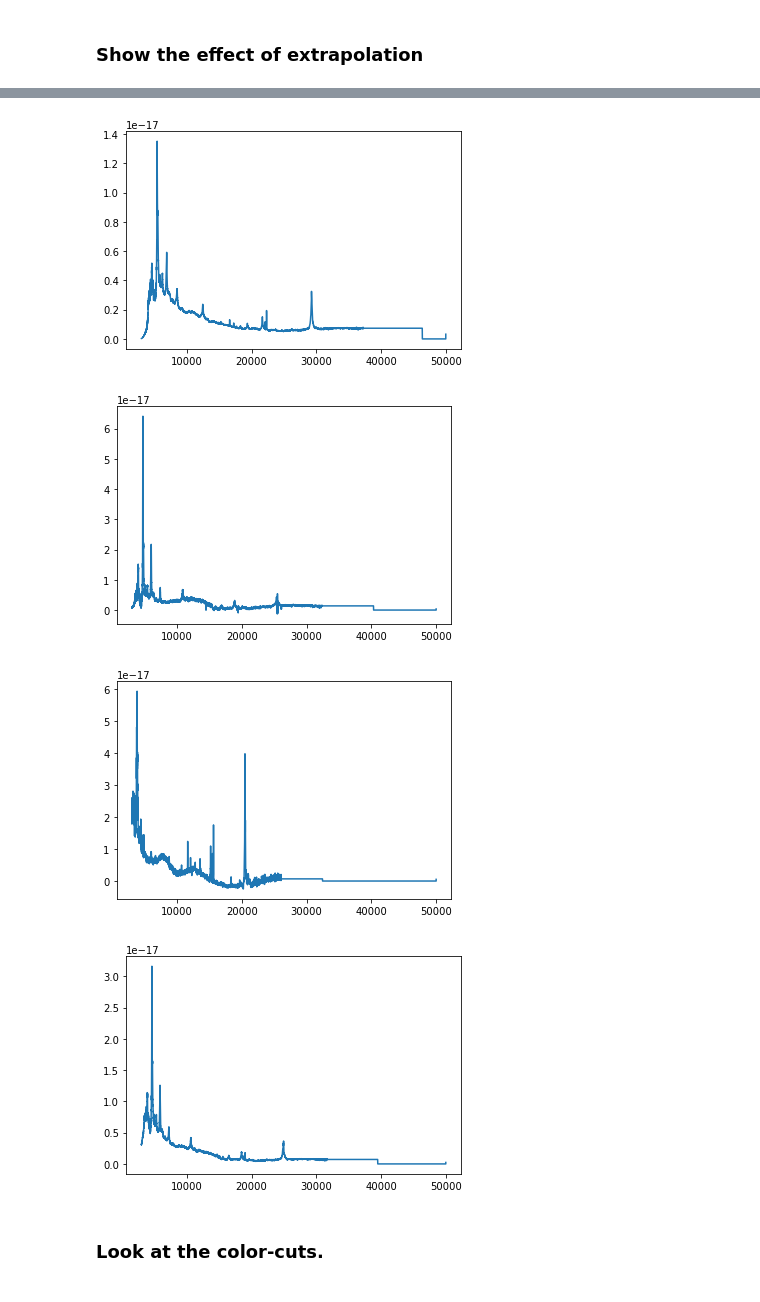
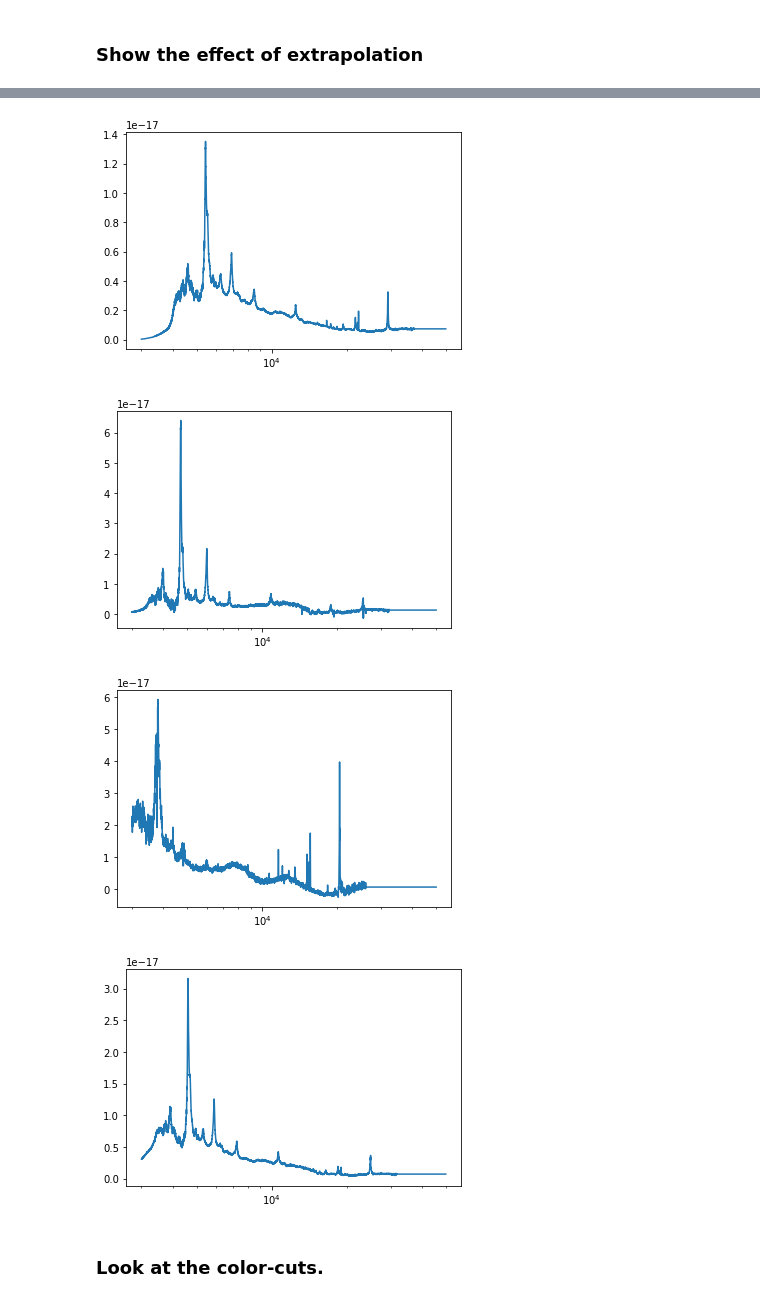
Before and after one commit to desihub/desisim, a Jupyter notebook: doc/nb/QSO_templates.ipynb, the cells around one changed output, grey strips where cells are left out. Drawn from its saved outputs; the diff is of its cells as text; code cells hidden in the pictures.

```diff
--- a/doc/nb/QSO_templates.ipynb
+++ b/doc/nb/QSO_templates.ipynb
@@ -86,5 +86,6 @@ for ii in range(nmodel):
 for ii in range(nmodel):
     plt.plot(wave, flux[ii, :])
     #plt.xlim(3000, 200)
+    plt.xscale('log')
     plt.show()
 # %% [output]
@@ -97,7 +98,7 @@ for ii in range(nmodel):
-[figure, old version]
+[figure, new version]
-[figure, old version]
+[figure, new version]
-[figure, old version]
+[figure, new version]
-[figure, old version]
+[figure, new version]
 # %% [markdown]
 ### Look at the color-cuts.
 # %%
```
Also changed, not shown: parts of 4 cells of this notebook, 1 other file.
